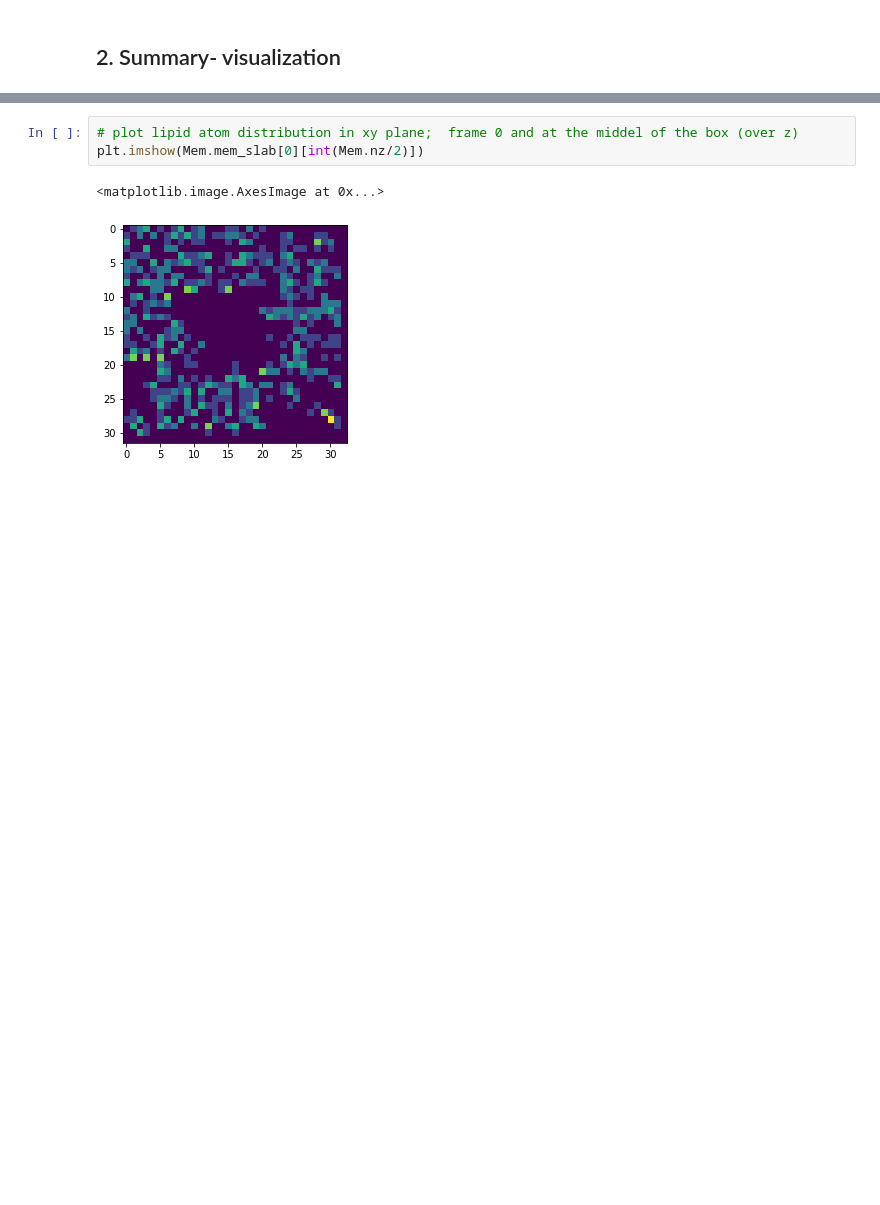
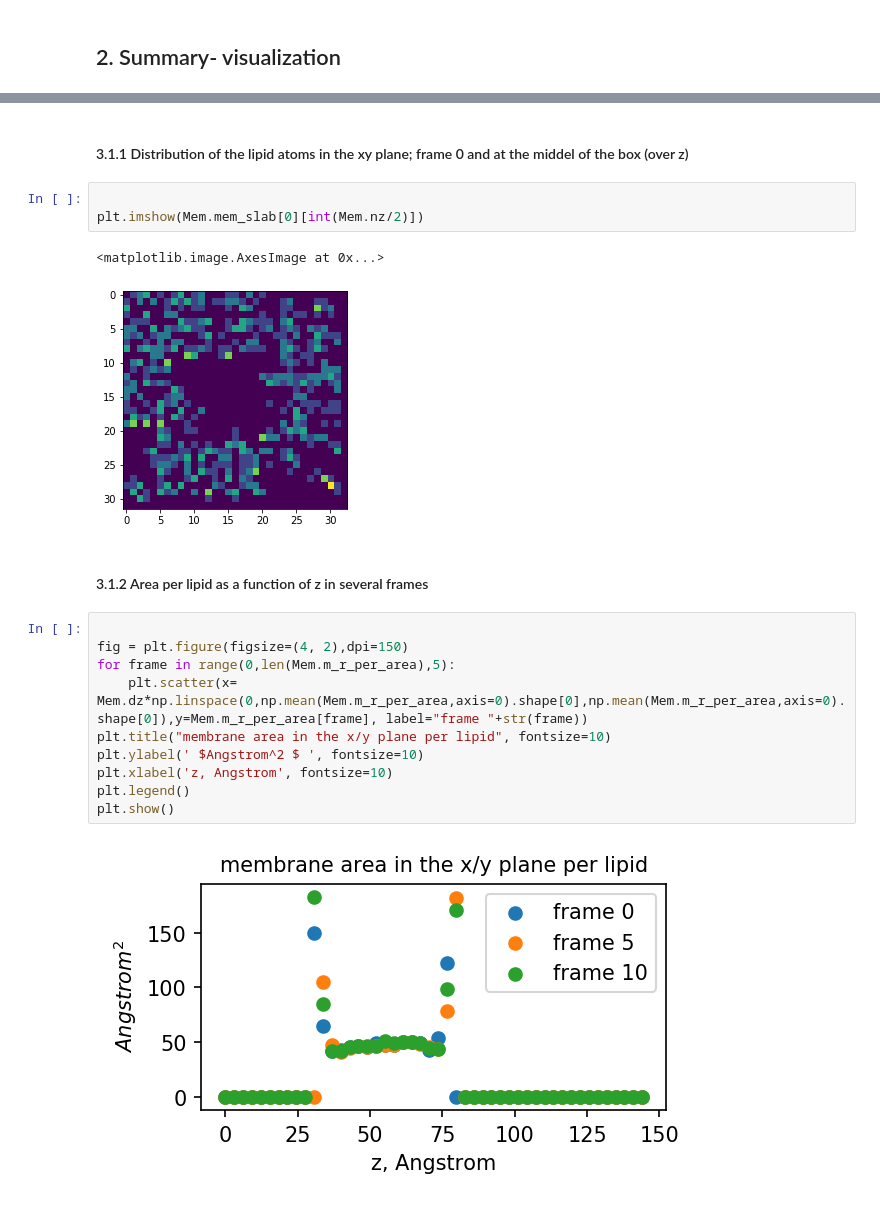
Before and after one commit to HITS-MCM/MD-IFP, a Jupyter notebook: membrane_analysis_example.ipynb, the cells around one changed output, grey strips where cells are left out. Drawn from its saved outputs; the diff is of its cells as text; blank space fills up the shorter version.

```diff
--- a/membrane_analysis_example.ipynb
+++ b/membrane_analysis_example.ipynb
@@ -118,6 +106,22 @@ Mem.Plot_mem_z()
+# %% [markdown]
+####  3.1.1  Distribution of the lipid atoms in the xy plane;  frame 0 and at the middel of the box (over z)
 # %%
-# plot lipid atom distribution in xy plane;  frame 0 and at the middel of the box (over z)
+
 plt.imshow(Mem.mem_slab[0][int(Mem.nz/2)])
 # %% [output]
 <matplotlib.image.AxesImage at 0x...>
 [figure]
+# %% [markdown]
+####  3.1.2  Area per lipid as a function of z  in several frames
+# %%
+
+fig = plt.figure(figsize=(4, 2),dpi=150)
+for frame in range(0,len(Mem.m_r_per_area),5):
+    plt.scatter(x= Mem.dz*np.linspace(0,np.mean(Mem.m_r_per_area,axis=0).shape[0],np.mean(Mem.m_r_per_area,axis=0).shape[0]),y=Mem.m_r_per_area[frame], label="frame "+str(frame))
+plt.title("membrane area in the x/y plane per lipid", fontsize=10)
+plt.ylabel(' $Angstrom^2 $ ', fontsize=10)
+plt.xlabel('z, Angstrom', fontsize=10)
+plt.legend()
+plt.show()
+# %% [output]
+[figure, added]
```
Also changed, not shown: parts of 8 cells of this notebook, 6 other files.
